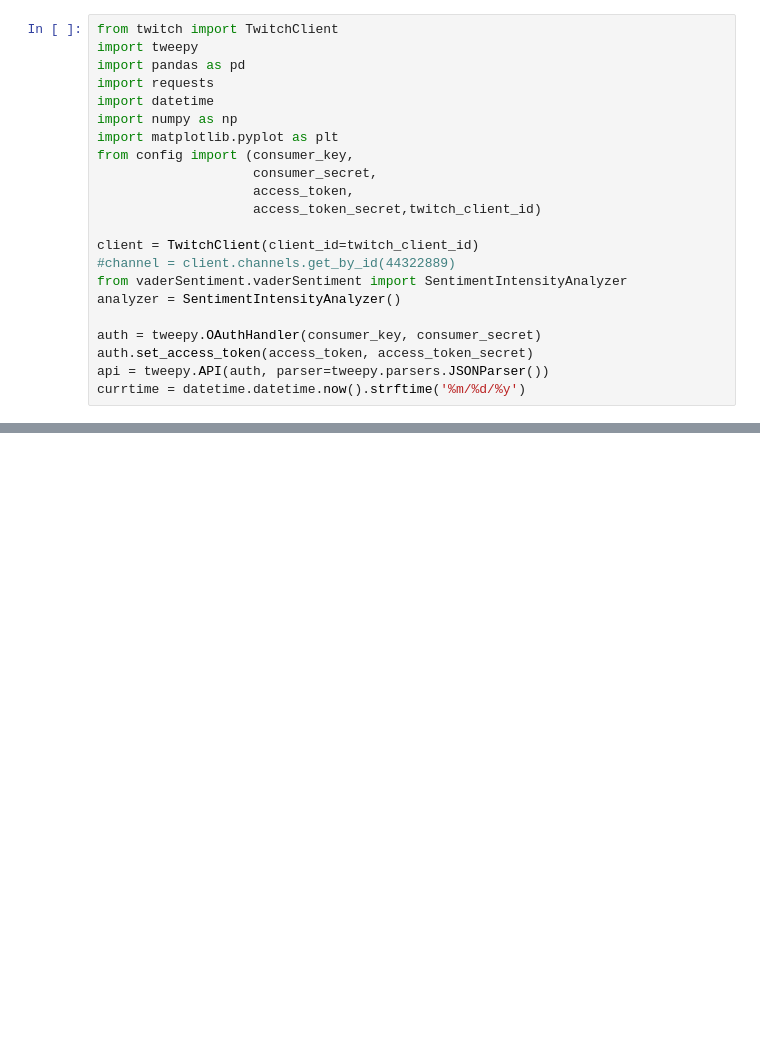
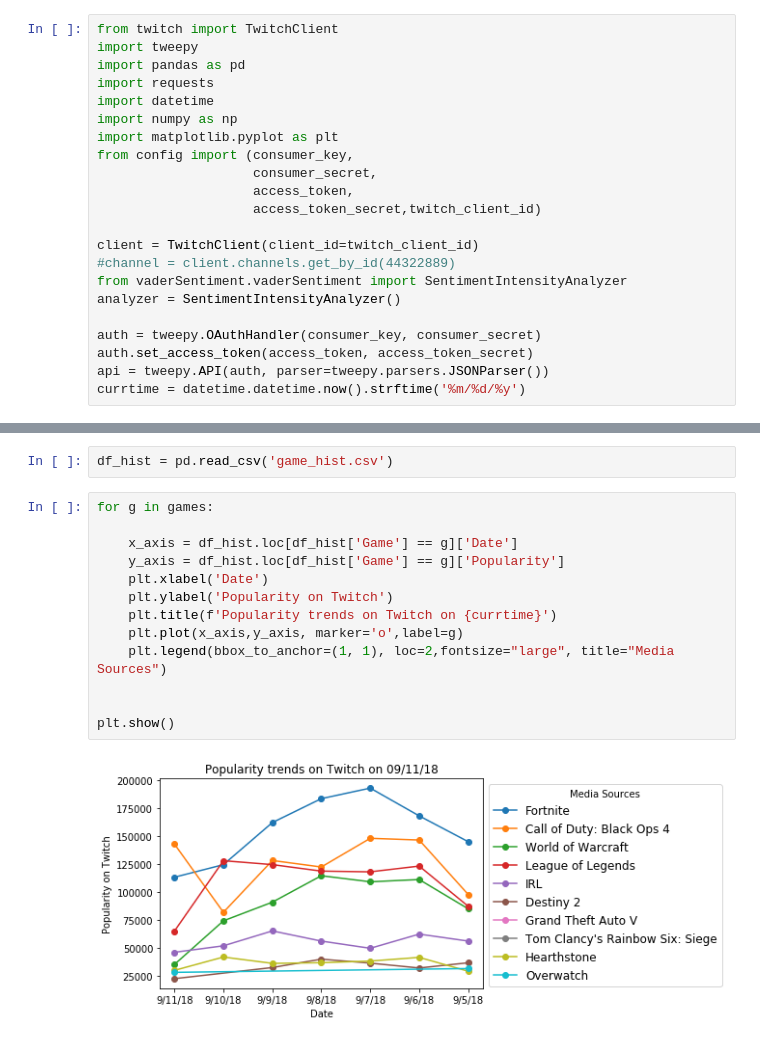
Before and after one commit to jesseyu0323/Project1-Tech2, a Jupyter notebook: Twitch.ipynb, the cells around one changed output, grey strips where cells are left out. Cells and saved outputs as stored; diff of their text form; blank space fills up the shorter version.

```diff
--- a/Twitch.ipynb
+++ b/Twitch.ipynb
@@ -136,0 +176,17 @@ plt.show()
+# %%
+df_hist = pd.read_csv('game_hist.csv')
+# %%
+for g in games:
+
+    x_axis = df_hist.loc[df_hist['Game'] == g]['Date']
+    y_axis = df_hist.loc[df_hist['Game'] == g]['Popularity']
+    plt.xlabel('Date')
+    plt.ylabel('Popularity on Twitch')
+    plt.title(f'Popularity trends on Twitch on {currtime}')
+    plt.plot(x_axis,y_axis, marker='o',label=g)
+    plt.legend(bbox_to_anchor=(1, 1), loc=2,fontsize="large", title="Media Sources")
+
+
+plt.show()
+# %% [output]
+[figure, added]
```
Also changed, not shown: parts of 14 cells of this notebook, 13 other files.
